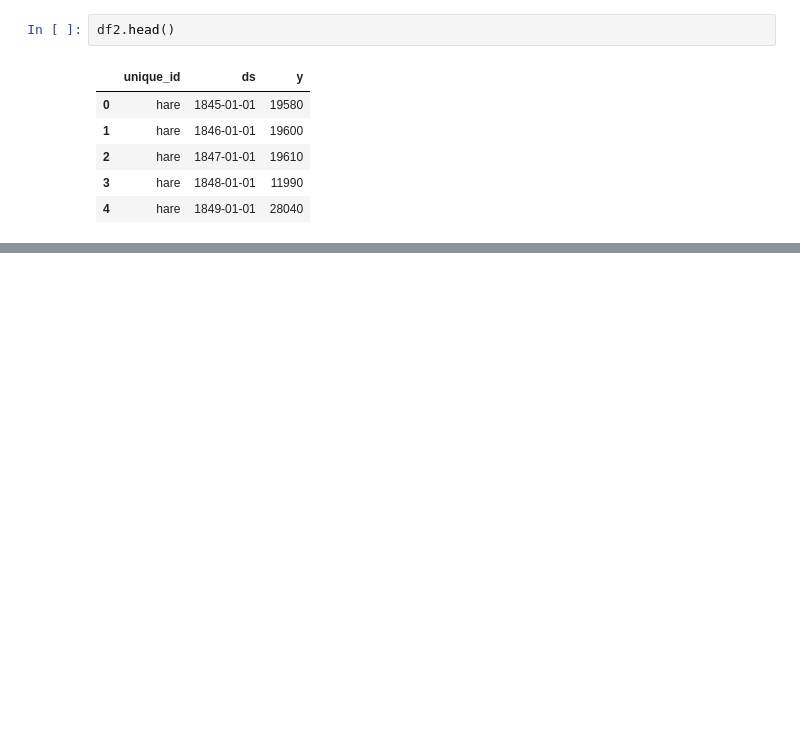
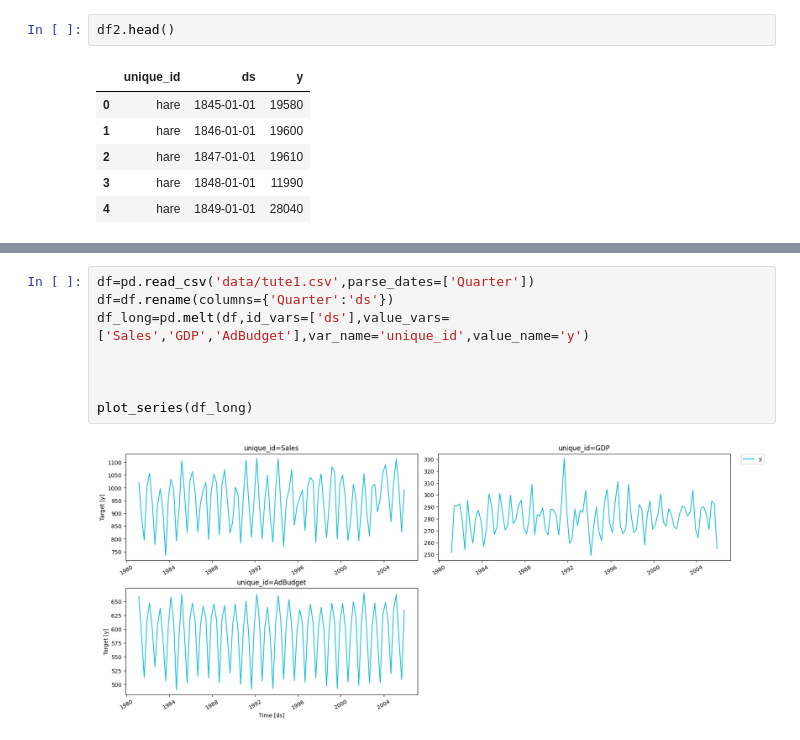
Before and after one commit to zamu-302/Time-series, a Jupyter notebook: Chapter2.ipynb, the cells around one changed output, grey strips where cells are left out. Drawn from its saved outputs; the diff is of its cells as text; blank space fills up the shorter version.

```diff
--- a/Chapter2.ipynb
+++ b/Chapter2.ipynb
@@ -559,0 +609,10 @@ df2.head()
+# %%
+df=pd.read_csv('data/tute1.csv',parse_dates=['Quarter'])
+df=df.rename(columns={'Quarter':'ds'})
+df_long=pd.melt(df,id_vars=['ds'],value_vars=['Sales','GDP','AdBudget'],var_name='unique_id',value_name='y')
+
+
+
+plot_series(df_long)
+# %% [output]
+[figure, added]
```
Also changed, not shown: parts of 13 cells of this notebook, 2 other files.
